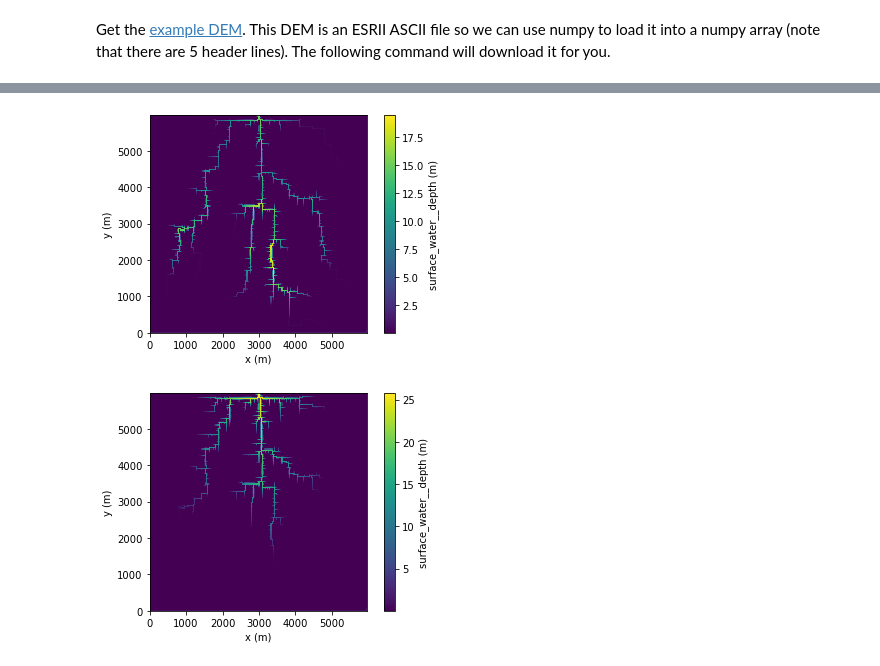
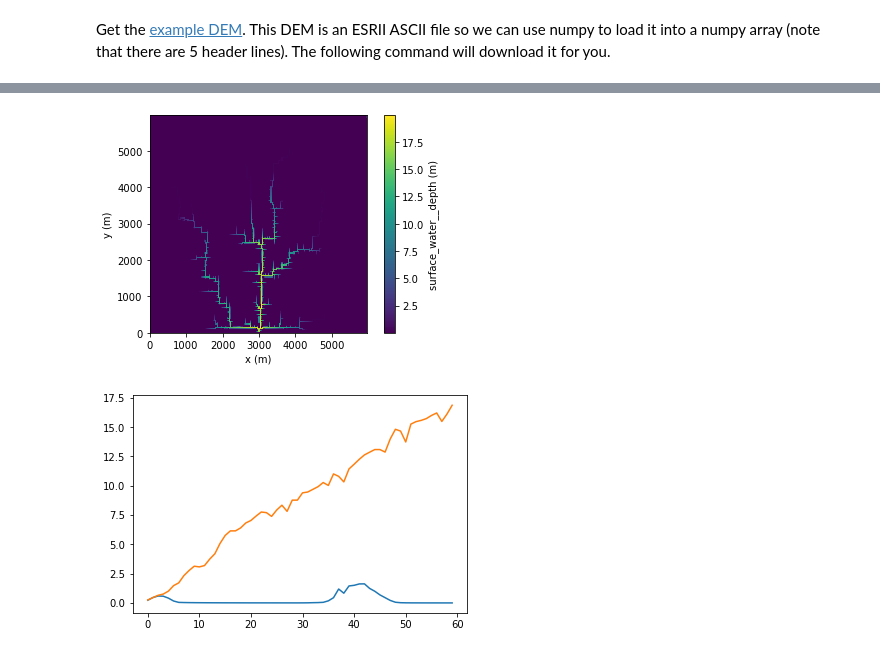
Before and after one commit to csdms/sedhyd-2019, a Jupyter notebook: notebooks/overland_flow.ipynb, the cells around one changed output, grey strips where cells are left out. Saved outputs shown, nothing was run; the diff lists cells and outputs as text; code cells hidden in the pictures.

```diff
--- a/notebooks/overland_flow.ipynb
+++ b/notebooks/overland_flow.ipynb
@@ -76,12 +90,15 @@ overland_flow.quick_plot("surface_water__depth")
-# %%
-for _ in range(10):
-    overland_flow.update()
-overland_flow.quick_plot("surface_water__depth")
-# %% [output]
-[figure, removed]
 # %%
 while overland_flow.time < overland_flow.end_time:
     overland_flow.update()
+    h_everywhere.append(overland_flow.get_value("surface_water__depth"))
 overland_flow.quick_plot("surface_water__depth")
 # %% [output]
-[figure, old version]
+[figure, new version]
+# %%
+h_everywhere = np.array(h_everywhere).reshape((-1, 200, 200))
+
+plt.figure()
+_ = plt.plot(h_everywhere[:, 100, 120])
+_ = plt.plot(h_everywhere[:, 1, 100])
+# %% [output]
+[figure, added]
```
Also changed, not shown: parts of 8 cells of this notebook.
